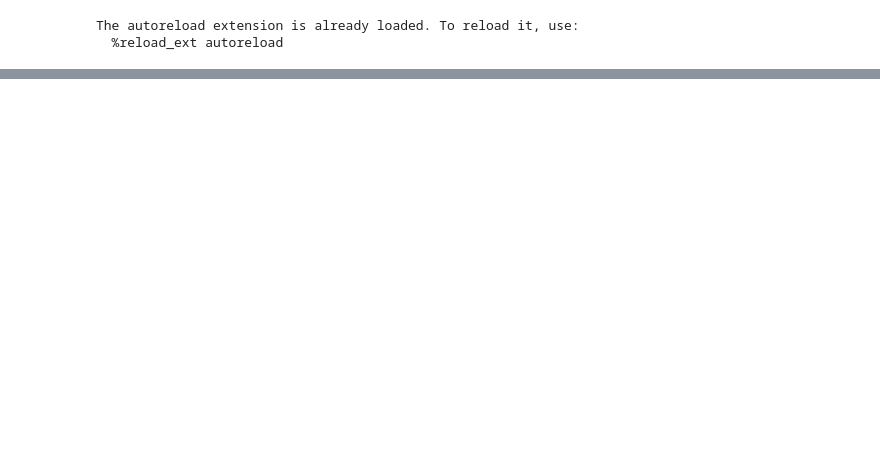
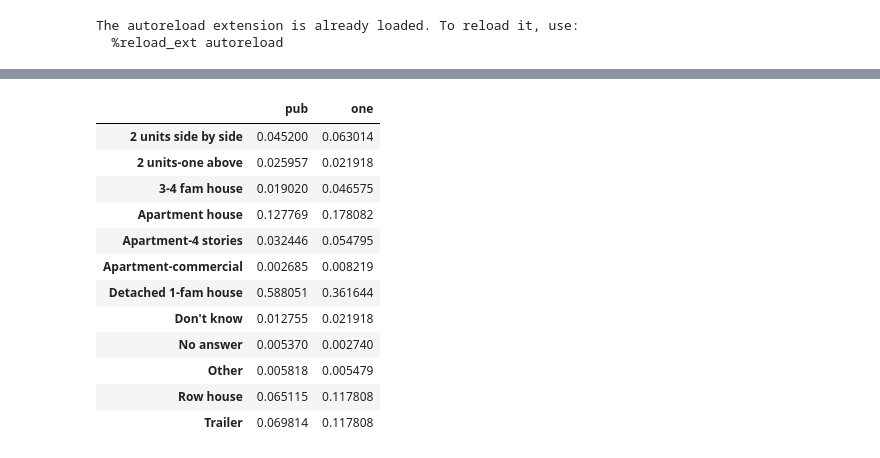
Before and after one commit to banjopickin/women_workforce, a Jupyter notebook: draft.ipynb, the cells around one changed output, grey strips where cells are left out. Cells and saved outputs as stored; diff of their text form; code cells hidden in the pictures; blank space fills up the shorter version.

```diff
--- a/draft.ipynb
+++ b/draft.ipynb
@@ -52,0 +34,2 @@ TypeError: __init__() got an unexpected keyword argument 'json'
+# %%
+b = pd.DataFrame([pub,one], index = ['pub',"one"])
@@ -52,0 +39,4 @@ TypeError: __init__() got an unexpected keyword argument 'json'
+# %%
+b = b.apply(lambda x: x/x.sum(), axis =1)
+# %%
+b.replace(np.nan,0, inplace=True)
@@ -52,0 +61,2 @@ TypeError: __init__() got an unexpected keyword argument 'json'
+# %%
+bt = b.T
@@ -52,0 +68,16 @@ TypeError: __init__() got an unexpected keyword argument 'json'
+# %%
+bt
+# %% [output]
+|  | pub | one |
+| 2 units side by side | 0.045200 | 0.063014 |
+| 2 units-one above | 0.025957 | 0.021918 |
+| 3-4 fam house | 0.019020 | 0.046575 |
+| Apartment house | 0.127769 | 0.178082 |
+| Apartment-4 stories | 0.032446 | 0.054795 |
+| Apartment-commercial | 0.002685 | 0.008219 |
+| Detached 1-fam house | 0.588051 | 0.361644 |
+| Don't know | 0.012755 | 0.021918 |
+| No answer | 0.005370 | 0.002740 |
+| Other | 0.005818 | 0.005479 |
+| Row house | 0.065115 | 0.117808 |
+| Trailer | 0.069814 | 0.117808 |
```
Also changed, not shown: parts of 13 cells of this notebook, 2 other files.
